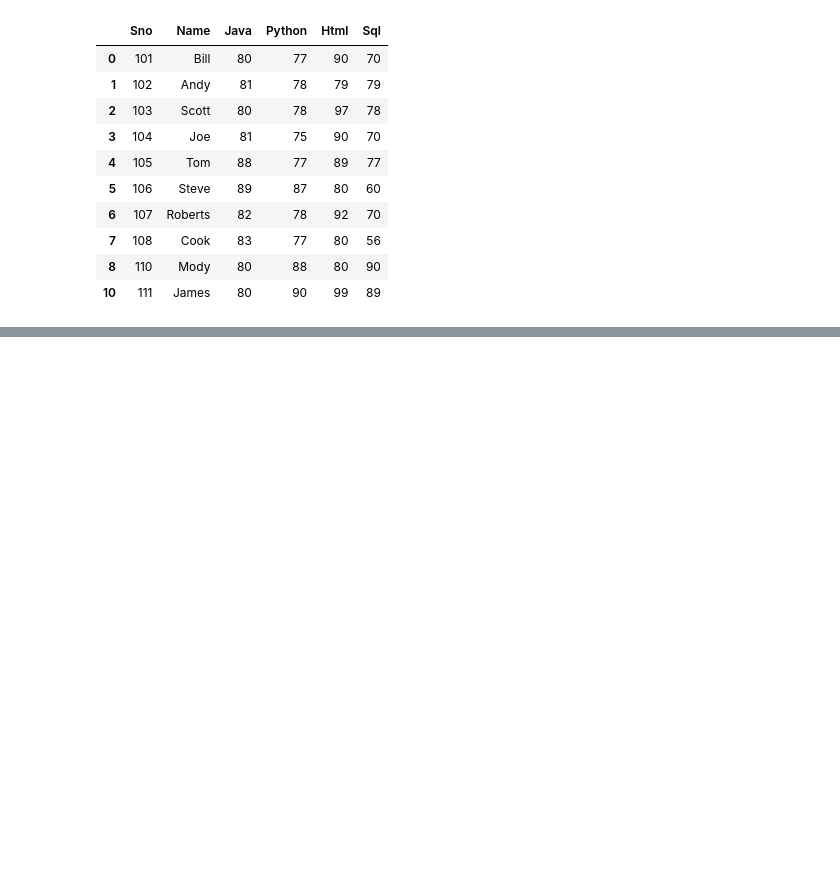
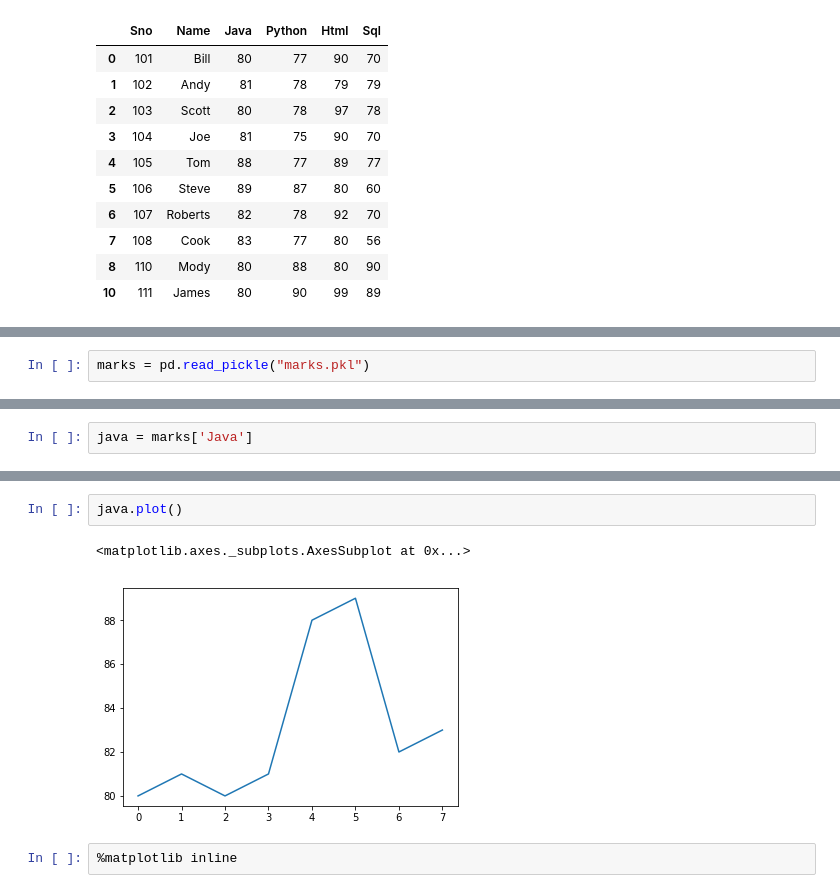
Before and after one commit to srikanthpragada/DS_06_MAY_2019, a Jupyter notebook: marks_df.ipynb, the cells around one changed output, grey strips where cells are left out. Saved outputs shown, nothing was run; the diff lists cells and outputs as text; blank space fills up the shorter version.

```diff
--- a/marks_df.ipynb
+++ b/marks_df.ipynb
@@ -796,0 +801,2 @@ marks
+# %%
+marks = pd.read_pickle("marks.pkl")
@@ -796,0 +817,2 @@ marks
+# %%
+java = marks['Java']
@@ -796,0 +870,7 @@ marks
+# %%
+java.plot()
+# %% [output]
+<matplotlib.axes._subplots.AxesSubplot at 0x...>
+[figure, added]
+# %%
+%matplotlib inline
```
Also changed, not shown: parts of 15 cells of this notebook, 3 other files.
